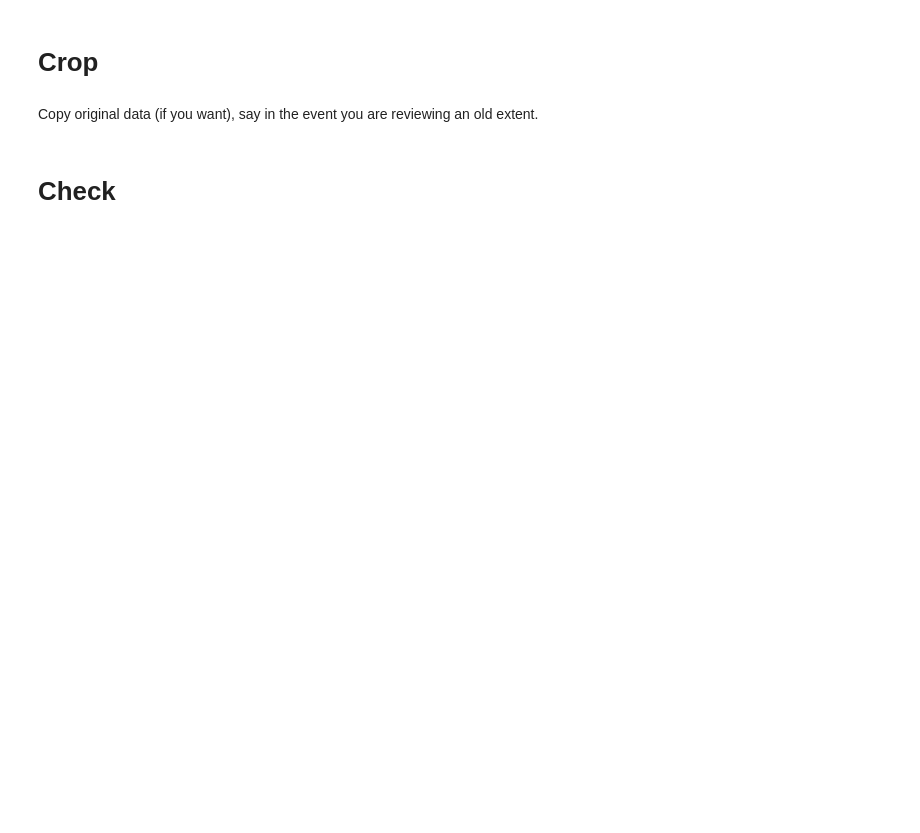
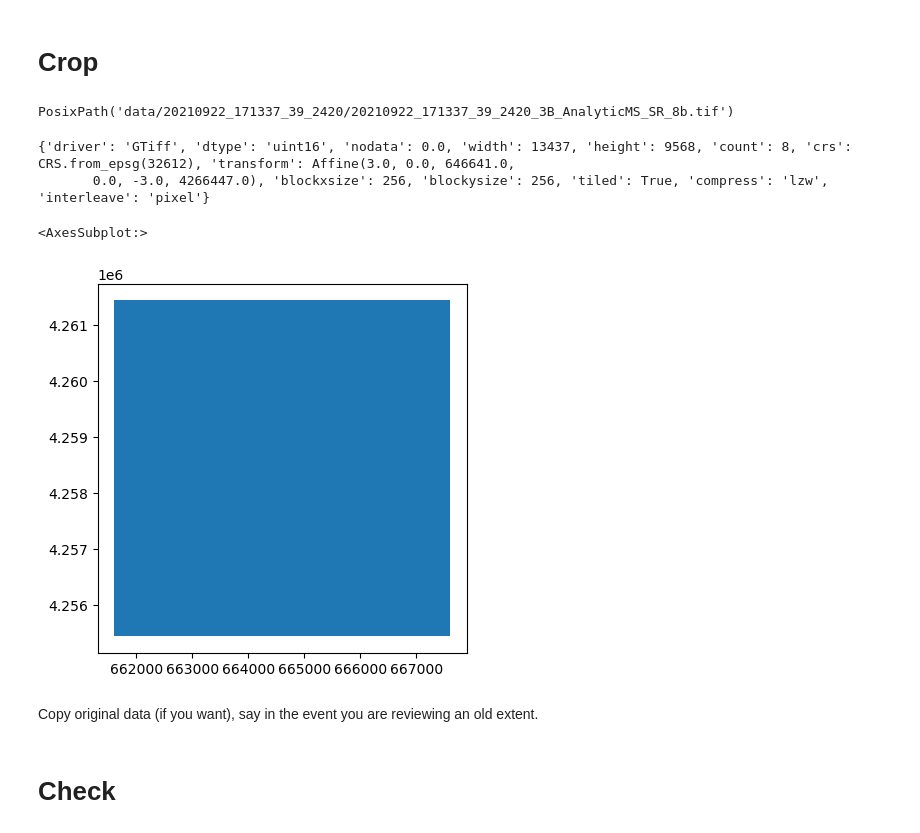
Before and after one commit to OPERA-Cal-Val/DSWx-Validation-Dataset-Generation, a Jupyter notebook: 2-Crop_Imagery.ipynb, the cells around one changed output. Saved outputs shown, nothing was run; the diff lists cells and outputs as text; code cells hidden in the pictures; blank space fills up the shorter version.

```diff
--- a/2-Crop_Imagery.ipynb
+++ b/2-Crop_Imagery.ipynb
@@ -19,7 +19,7 @@ import shutil
 Specify *exactly* one. The `site_name` or the `planet_id`. The former is given to the chip by the validation team. Because we are not selecting multiple planet scenes per chip and not selecting planet images that cover multiple chips (they are sufficiently spaced apart), this should be a 1 to 1 mapping.
 # %%
 PLANET_ID = ''
-SITE_NAME = '3_8'
+SITE_NAME = '2_26'
 
 # ^ is exclusive or; makes sure you only specified one
 assert((len(PLANET_ID) == 0) ^ (len(SITE_NAME) == 0))
@@ -75,18 +112,26 @@ n = len(PLANET_ID)
 planet_images = list(data_dir.glob('*.tif'))
 planet_image_path = list(filter(lambda x: x.name[:n] == PLANET_ID, planet_images))[0]
 planet_image_path
+# %% [output]
+PosixPath('data/20210922_171337_39_2420/20210922_171337_39_2420_3B_AnalyticMS_SR_8b.tif')
 # %%
 with rasterio.open(planet_image_path) as ds:
     planet_crs = ds.crs
     planet_profile = ds.profile
 
 planet_profile
+# %% [output]
+{'driver': 'GTiff', 'dtype': 'uint16', 'nodata': 0.0, 'width': 13437, 'height': 9568, 'count': 8, 'crs': CRS.from_epsg(32612), 'transform': Affine(3.0, 0.0, 646641.0,
+       0.0, -3.0, 4266447.0), 'blockxsize': 256, 'blockysize': 256, 'tiled': True, 'compress': 'lzw', 'interleave': 'pixel'}
 # %%
 df_chip = df_chips[df_chips.image_name == PLANET_ID]
 
 # 500 meter buffer
-df_chip_utm = df_chip.to_crs(planet_crs).buffer(500 / 3, join_style=2)
+df_chip_utm = df_chip.to_crs(planet_crs).buffer(500, join_style=2)
 df_chip_utm.plot()
+# %% [output]
+<AxesSubplot:>
+[figure, added]
 # %%
 with rasterio.open(planet_image_path) as src:
     out_image, out_transform = rasterio.mask.mask(src, df_chip_utm.geometry, crop=True)
```
Also changed, not shown: parts of 6 cells of this notebook.
